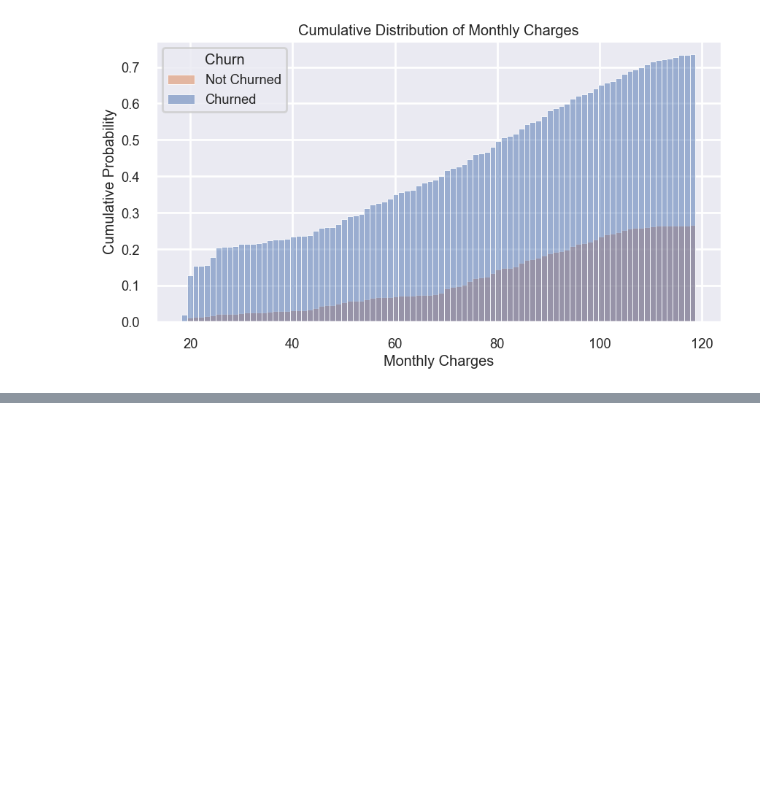
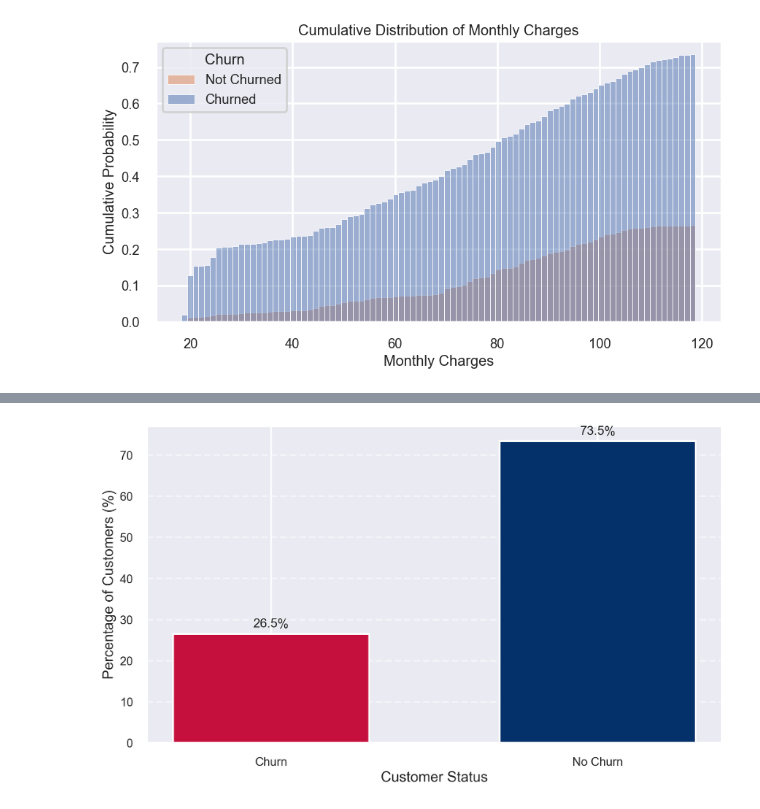
Before and after one commit to TheTastyHanuta/IT-Management, a Jupyter notebook: script.ipynb, the cells around one changed output, grey strips where cells are left out. Saved outputs shown, nothing was run; the diff lists cells and outputs as text; code cells hidden in the pictures; blank space fills up the shorter version.

```diff
--- a/script.ipynb
+++ b/script.ipynb
@@ -384,0 +405,31 @@ plt.show()
+# %%
+
+churn_count = data[data['Churn'] == 'Yes'].shape[0]
+no_churn_count = data[data['Churn'] == 'No'].shape[0]
+labels = ['Churn', 'No Churn']
+total = len(data)
+values = [churn_count / total * 100, no_churn_count / total * 100]
+colors = ['#c50f3c', '#04316a']
+
+plt.figure(figsize=(10, 6), dpi=200)
+bars = plt.bar(labels, values, width=0.6, color=colors)
+
+plt.xlabel('Customer Status', fontsize=16)
+plt.ylabel('Percentage of Customers (%)', fontsize=16)
+#plt.title('Percentage of Churned vs. Retained Customers', fontsize=14)
+
+plt.grid(True, axis='y', linestyle='--', alpha=0.5)
+
+for bar in bars:
+    height = bar.get_height()
+    plt.text(
+        bar.get_x() + bar.get_width() / 2,
+        height + 1,
+        f"{height:.1f}%",
+        ha='center', va='bottom', fontsize=14
+    )
+
+plt.tight_layout()
+plt.show()
+# %% [output]
+[figure, added]
```
Also changed, not shown: parts of 1 cell of this notebook.
